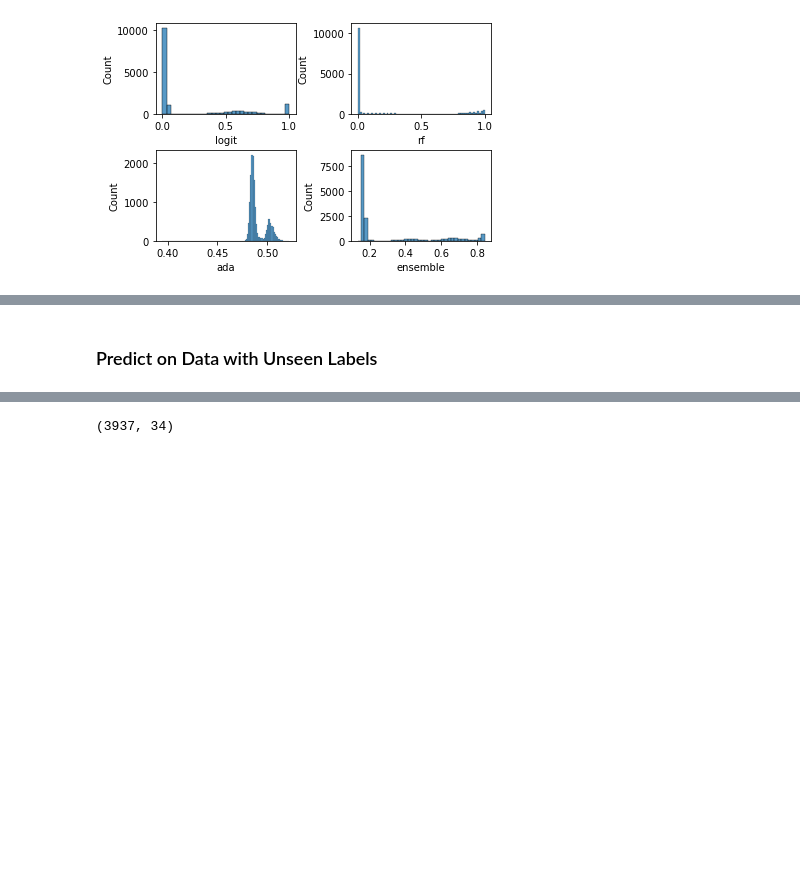
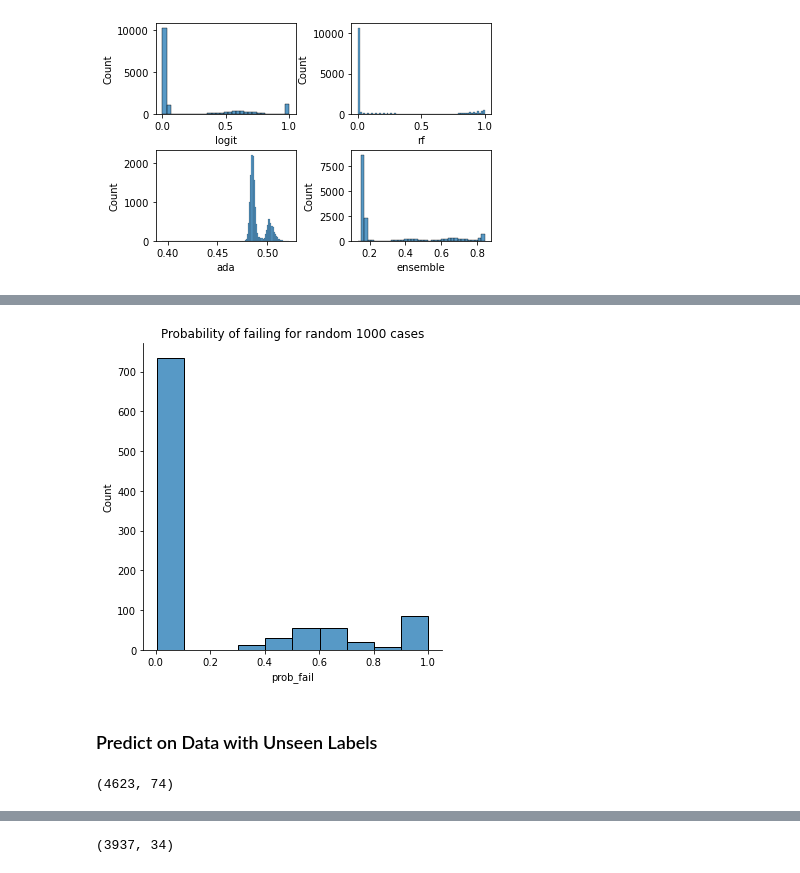
Before and after one commit to mjkeh/CSS-Project-3-Team-7-Fall-2021, a Jupyter notebook: Project 3 Students.ipynb, the cells around one changed output, grey strips where cells are left out. Saved outputs shown, nothing was run; the diff lists cells and outputs as text; code cells hidden in the pictures; blank space fills up the shorter version.

```diff
--- a/Project 3 Students.ipynb
+++ b/Project 3 Students.ipynb
@@ -487,0 +547,23 @@ plt.show()
+# %%
+# Simulate random audits on the full chicago_2011_to_2013.csv dataset by picking 1000 observations at random
+X = pd.DataFrame(X)
+X_train = pd.DataFrame(X_train)
+X_validate = pd.DataFrame(X_validate)
+y_train = pd.DataFrame(y_train)
+y_validate = pd.DataFrame(y_validate)
+
+
+sample_1000 =X.sample(1000)
+sample_1000_pred = log_model.predict(sample_1000)
+sample_1000_prob = log_model.predict_proba(sample_1000)
+
+S= {"Probabilities":list(sample_1000_prob),"Prediction":list(sample_1000_pred)}
+df_random = pd.DataFrame(S)
+df_random['prob_pass']='Nan'
+df_random['prob_fail']='Nan'
+
+for i in range(0,len(df_random)):
+    df_random['prob_pass'][i]=df_random['Probabilities'][i][0]
+    df_random['prob_fail'][i]=df_random['Probabilities'][i][1]
+
+df_random.head(10)
@@ -488,2 +582,12 @@ plt.show()
+# %%
+sns.displot(df_random, x="prob_fail", bins=10)
+plt.title("Probability of failing for random 1000 cases")
+plt.show()
+# %% [output]
+[figure, added]
 # %% [markdown]
 ### Predict on Data with Unseen Labels
+# %%
+chicago_inspections_2014.shape
+# %% [output]
+(4623, 74)
```
Also changed, not shown: parts of 27 cells of this notebook.
